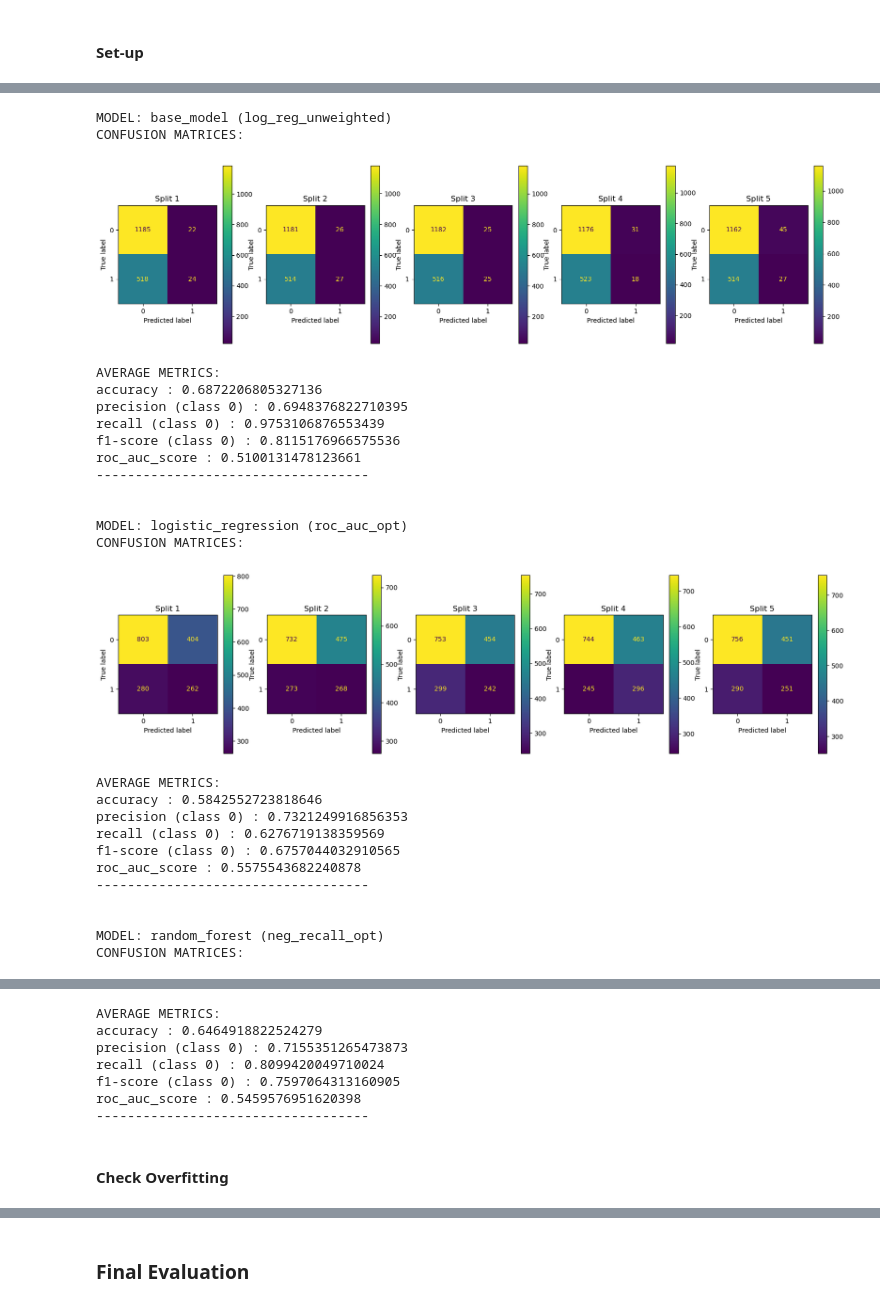
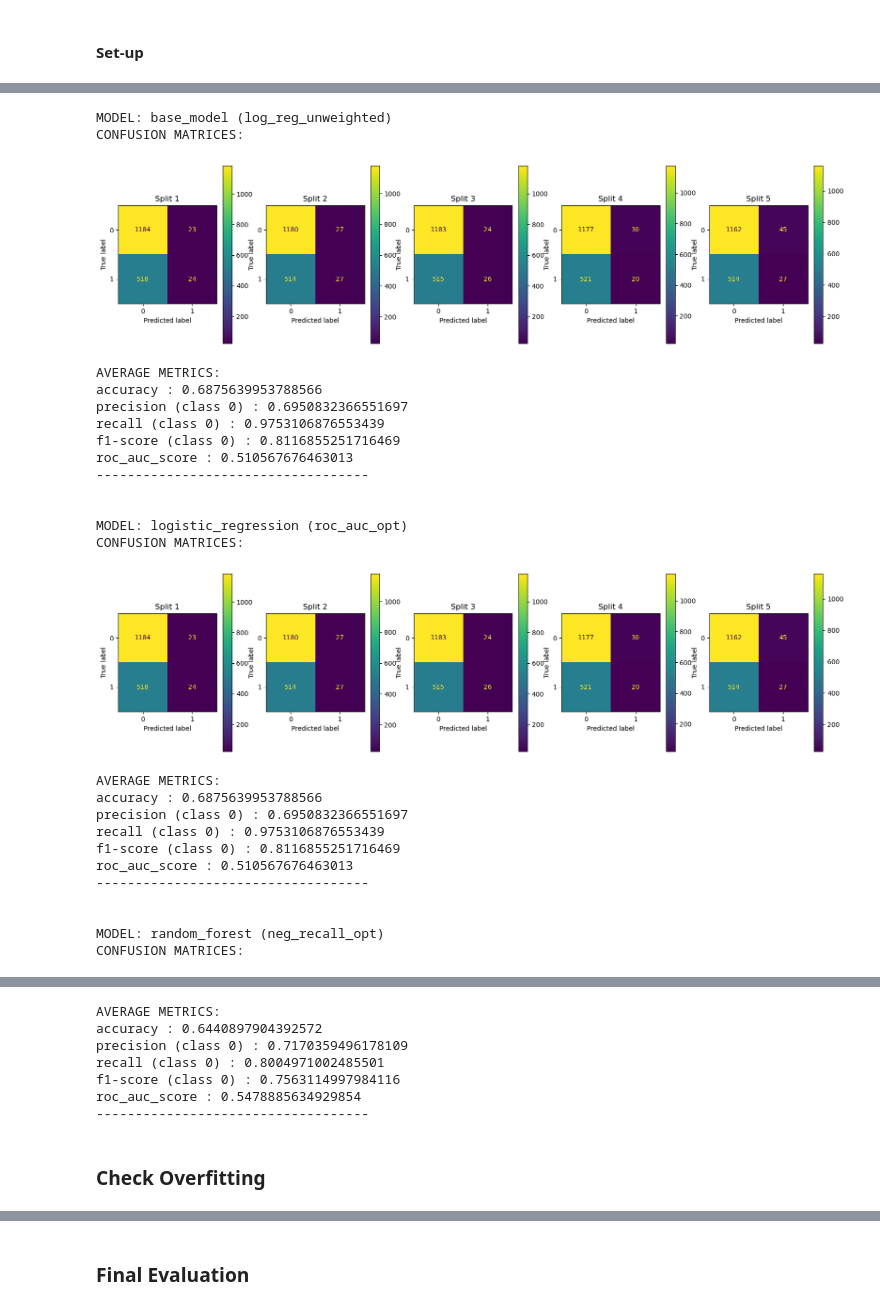
Before and after one commit to wbraverman/Bicycle-Safety, a Jupyter notebook: results/Final_Models.ipynb, the cells around one changed output, grey strips where cells are left out. Cells and saved outputs as stored; diff of their text form; code cells hidden in the pictures.

```diff
--- a/results/Final_Models.ipynb
+++ b/results/Final_Models.ipynb
@@ -112,5 +158,5 @@ BikeCrashData = pd.get_dummies(BikeCrashData, columns=['BikeDir','CrashDay', 'Bi
 # %%
-def model_metrics(model, X_train, y_train, n_splits = 5, pos_label = 1):
+def model_metrics(model, X_train, y_train, kfold, pos_label = 1):
     """
     model_metrics function is used to evaluate the model performance using k-fold cross-validation.
     It calculates various metrics such as accuracy, precision, recall, f1-score, and roc_auc_score and returns the mean of these metrics.
@@ -119,7 +165,8 @@ def model_metrics(model, X_train, y_train, n_splits = 5, pos_label = 1):
     :param model: the machine learning model to be evaluated
     :param X_train: the training data features
     :param y_train: the training data target variable
-    :param n_splits: the number of splits for k-fold cross-validation
+    :param kfold: the k-fold used for cross-validation
+    :param pos_label: the class (0 or 1) to report for metrics precision, recall, and f1-score
     :return: returns a dictionary containing the mean of the evaluation metrics
     """
 
@@ -130,11 +177,8 @@ def model_metrics(model, X_train, y_train, n_splits = 5, pos_label = 1):
     roc_auc_scores = []
     class_label = ' (class ' + str(pos_label) + ')'
 
-    kfold = StratifiedKFold(n_splits,
-              shuffle = True,
-              random_state = 582)
 
-    fig, axis = plt.subplots(1, n_splits, figsize=(20, 5))
+    fig, axis = plt.subplots(1, 5, figsize=(20, 5))
 
     for index, (train_index, test_index) in enumerate(kfold.split(X_train, y_train)):
         # training sets
@@ -221,6 +269,8 @@ y_train = Bike_train['AmbulanceR']
 # Create a list of class weights to test out in different models
 weights_ambulance_r = list(range(20, 40))
 weights_ambulance_r = [{0: weight, 1: 100 - weight} for weight in weights_ambulance_r]
+weights_ambulance_r.append('balanced')
+weights_ambulance_r.append(None)
 # %%
 # Using GridSearchCV to find the best hyperparameters for the Logistic Regression model
 amb_reg_grid_cv = GridSearchCV(LogisticRegression(),
@@ -228,7 +278,7 @@ amb_reg_grid_cv = GridSearchCV(LogisticRegression(),
                                         'max_iter': [1000],
                                         'class_weight': weights_ambulance_r},
                           scoring = 'roc_auc',
-                          cv = 5)
+                          cv = kfold)
 
 amb_reg_grid_cv.fit(X_train, y_train)
 
@@ -241,7 +291,7 @@ amb_for_grid_cv = GridSearchCV(RandomForestClassifier(),
                                         'max_depth': [12, 14, 16],
                                         'class_weight': ['balanced']},
                           scoring = make_scorer(recall_score, pos_label=0),
-                          cv = 5)
+                          cv = kfold)
 
 amb_for_grid_cv.fit(X_train, y_train)
 
@@ -259,35 +313,35 @@ models_ambulance_r
 # %%
 for (key, model) in models_ambulance_r.items():
     print('MODEL:', key)
     print('CONFUSION MATRICES:')
-    metrics = model_metrics(model, X_train, y_train, 5, 0)
+    metrics = model_metrics(model, X_train, y_train, kfold, 0)
     print('AVERAGE METRICS:')
     for (metric, value) in metrics.items():
         print(metric, ':', value)
     print('-----------------------------------')
     print('\n')
 # %% [output]
 MODEL: base_model (log_reg_unweighted)
 CONFUSION MATRICES:
 [figure]
 AVERAGE METRICS:
-accuracy : 0.6872206805327136
-precision (class 0) : 0.6948376822710395
+accuracy : 0.6875639953788566
+precision (class 0) : 0.6950832366551697
 recall (class 0) : 0.9753106876553439
-f1-score (class 0) : 0.8115176966575536
-roc_auc_score : 0.5100131478123661
+f1-score (class 0) : 0.8116855251716469
+roc_auc_score : 0.510567676463013
 -----------------------------------
 
 
 MODEL: logistic_regression (roc_auc_opt)
 CONFUSION MATRICES:
-[figure, old version]
+[figure, new version]
 AVERAGE METRICS:
-accuracy : 0.5842552723818646
-precision (class 0) : 0.7321249916856353
-recall (class 0) : 0.6276719138359569
-f1-score (class 0) : 0.6757044032910565
-roc_auc_score : 0.5575543682240878
+accuracy : 0.6875639953788566
+precision (class 0) : 0.6950832366551697
+recall (class 0) : 0.9753106876553439
+f1-score (class 0) : 0.8116855251716469
+roc_auc_score : 0.510567676463013
 -----------------------------------
 
 
@@ -295,11 +349,11 @@ MODEL: random_forest (neg_recall_opt)
 CONFUSION MATRICES:
 [figure]
 AVERAGE METRICS:
-accuracy : 0.6464918822524279
-precision (class 0) : 0.7155351265473873
-recall (class 0) : 0.8099420049710024
-f1-score (class 0) : 0.7597064313160905
-roc_auc_score : 0.5459576951620398
+accuracy : 0.6440897904392572
+precision (class 0) : 0.7170359496178109
+recall (class 0) : 0.8004971002485501
+f1-score (class 0) : 0.7563114997984116
+roc_auc_score : 0.5478885634929854
 -----------------------------------
 # %% [markdown]
-#### Check Overfitting
+### Check Overfitting
```
Also changed, not shown: parts of 36 cells of this notebook.
